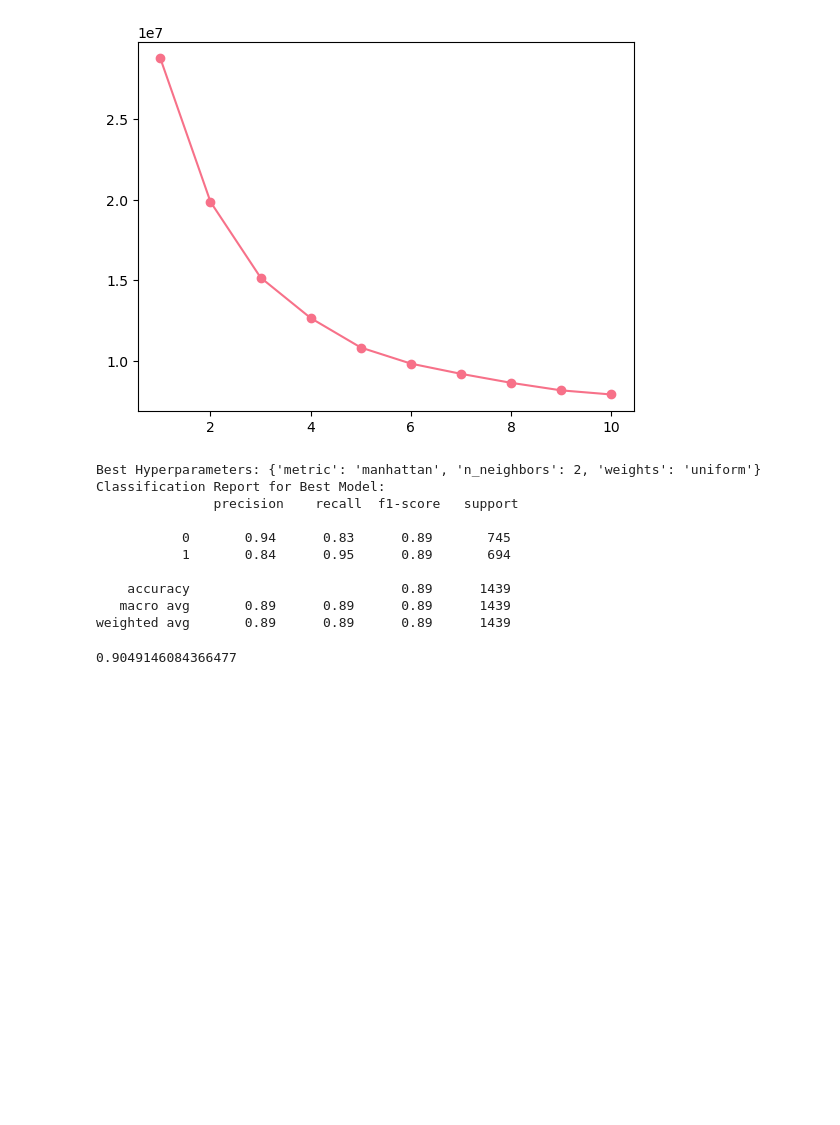
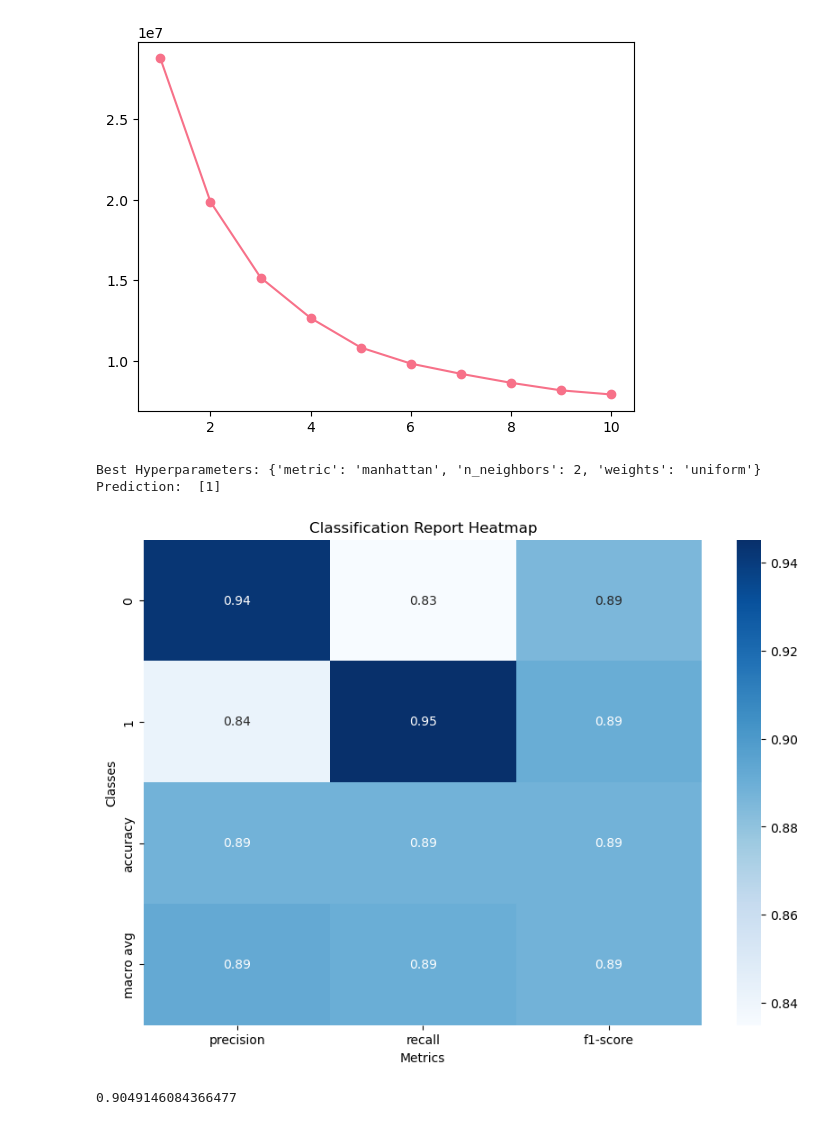
Before and after one commit to galij20/fds_framingham, a Jupyter notebook: project.ipynb, the cells around one changed output. Drawn from its saved outputs; the diff is of its cells as text; code cells hidden in the pictures; blank space fills up the shorter version.

```diff
--- a/project.ipynb
+++ b/project.ipynb
@@ -366,21 +366,63 @@ best_knn = grid_search.best_estimator_
 
 # Make predictions with the best model
 y_pred = best_knn.predict(X_test)
+# Sample Prediction
+a = pd.DataFrame({
+    'sex': [0],
+    'age': [61],
+    'education': [3.0],
+    'currentSmoker': [1],
+    'cigsPerDay': [30.0],
+    'BPMeds': [0.0],
+    'prevalentStroke': [0],
+    'prevalentHyp': [1],
+    'diabetes': [0],
+    'totChol': [225.0],
+    'sysBP': [150.0],
+    'diaBP': [95.0],
+    'BMI': [28.58],
+    'heartRate': [65.0],
+    'glucose': [103.0]
+})
 
-# Print classification report
-from sklearn.metrics import classification_report
-print("Classification Report for Best Model:\n", classification_report(y_test, y_pred))
+# scaled = s.fit_transform(a[col])
+# a[col] = scaled
+# Ensure the columns are in the same order as your training data
+a = a[X_train.columns]
+
+# Now predict
+b = best_knn.predict(a)
+print("Prediction: ", b)
 # %% [output]
 Best Hyperparameters: {'metric': 'manhattan', 'n_neighbors': 2, 'weights': 'uniform'}
-Classification Report for Best Model:
-               precision    recall  f1-score   support
-
-           0       0.94      0.83      0.89       745
-           1       0.84      0.95      0.89       694
-
-    accuracy                           0.89      1439
-   macro avg       0.89      0.89      0.89      1439
-weighted avg       0.89      0.89      0.89      1439
+Prediction:  [1]
+# %%
+
+import seaborn as sns
+import matplotlib.pyplot as plt
+from sklearn.metrics import classification_report
+import pandas as pd
+
+# Assuming you already have y_test and y_pred
+# Example: y_test (True values), y_pred (Predicted values)
+
+# Generate the classification report
+report = classification_report(y_test, y_pred, output_dict=True)
+
+# Convert the report to a DataFrame for easier visualization
+report_df = pd.DataFrame(report).transpose()
+
+# Create the heatmap
+plt.figure(figsize=(10, 7))
+sns.heatmap(report_df.iloc[:-1, :-1], annot=True, cmap="Blues", fmt=".2f", cbar=True)
+
+# Add labels and title
+plt.title("Classification Report Heatmap")
+plt.xlabel("Metrics")
+plt.ylabel("Classes")
+plt.show()
+# %% [output]
+[figure, added]
 # %%
 from sklearn.metrics import roc_curve, roc_auc_score
 
```
Also changed, not shown: parts of 7 cells of this notebook.
